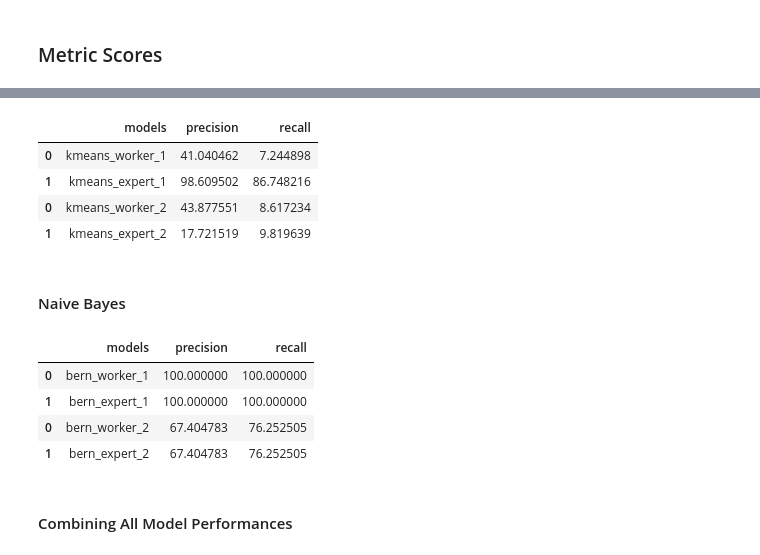
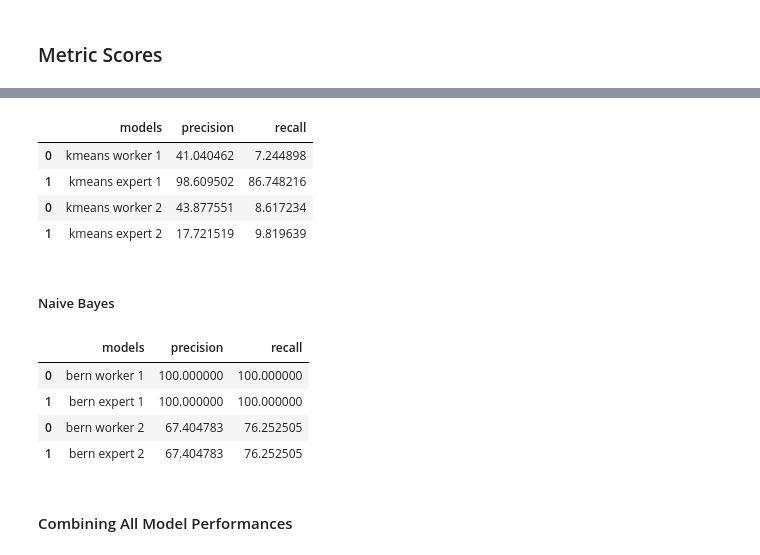
Before and after one commit to Paul-mwaura/CrowdsourcingML, a Jupyter notebook: CrowdsourcingML_Python_Notebook.ipynb, the cells around one changed output, grey strips where cells are left out. Cells and saved outputs as stored; diff of their text form; code cells hidden in the pictures.

```diff
--- a/CrowdsourcingML_Python_Notebook.ipynb
+++ b/CrowdsourcingML_Python_Notebook.ipynb
@@ -1334,33 +1372,33 @@ logistic
 # %%
 precision_1 = pd.DataFrame()
 precision_2 = pd.DataFrame()
 recall_1 = pd.DataFrame()
 recall_2 = pd.DataFrame()
 kmeans_1 = pd.DataFrame()
 kmeans_2 = pd.DataFrame()
 kmeans = pd.DataFrame()
 
 precision['precision'] = [kmeans_worker_precision_1, kmeans_expert_precision_1]
 recall['recall'] = [kmeans_worker_recall_1, kmeans_expert_recall_1]
-kmeans['models'] = ['kmeans_worker_1', 'kmeans_expert_1']
+kmeans['models'] = ['kmeans worker 1', 'kmeans expert 1']
 
 precision_2['precision'] = [kmeans_worker_precision_2, kmeans_expert_precision_2]
 recall_2['recall'] = [kmeans_worker_recall_2, kmeans_expert_recall_2]
-kmeans_2['models'] = ['kmeans_worker_2', 'kmeans_expert_2']
+kmeans_2['models'] = ['kmeans worker 2', 'kmeans expert 2']
 
 kmeans_1 = pd.concat([kmeans, precision, recall], axis=1)
 kmeans_2 = pd.concat([kmeans_2, precision_2, recall_2], axis=1)
 kmeans = pd.concat([kmeans_1, kmeans_2], axis=0)
 
 kmeans
 # %% [output]
 |  | models | precision | recall |
-| 0 | kmeans_worker_1 | 41.040462 | 7.244898 |
-| 1 | kmeans_expert_1 | 98.609502 | 86.748216 |
-| 0 | kmeans_worker_2 | 43.877551 | 8.617234 |
-| 1 | kmeans_expert_2 | 17.721519 | 9.819639 |
+| 0 | kmeans worker 1 | 41.040462 | 7.244898 |
+| 1 | kmeans expert 1 | 98.609502 | 86.748216 |
+| 0 | kmeans worker 2 | 43.877551 | 8.617234 |
+| 1 | kmeans expert 2 | 17.721519 | 9.819639 |
 # %% [markdown]
-#### Naive Bayes
+##### Naive Bayes
 # %%
 precision_1 = pd.DataFrame()
 precision_2 = pd.DataFrame()
@@ -1370,17 +1408,14 @@ bern_1 = pd.DataFrame()
 bern_2 = pd.DataFrame()
 bern = pd.DataFrame()
 
-precision_1['precision'] = [bern_worker_precision_1, bern_expert_precision_1]
-recall_1['recall'] = [bern_worker_recall_1, bern_expert_recall_1]
-bern_1['models'] = ['bern_worker_1', 'bern_expert_1']
 
 precision_1['precision'] = [bern_worker_precision_1, bern_expert_precision_1]
 recall_1['recall'] = [bern_worker_recall_1, bern_expert_recall_1]
-bern_1['models'] = ['bern_worker_1', 'bern_expert_1']
+bern_1['models'] = ['bern worker 1', 'bern expert 1']
 
 precision_2['precision'] = [bern_worker_precision_2, bern_expert_precision_2]
 recall_2['recall'] = [bern_worker_recall_2, bern_expert_recall_2]
-bern_2['models'] = ['bern_worker_2', 'bern_expert_2']
+bern_2['models'] = ['bern worker 2', 'bern expert 2']
 
 bern_1 = pd.concat([bern_1, precision_1, recall_1], axis=1)
 bern_2 = pd.concat([bern_2, precision_2, recall_2], axis=1)
@@ -1389,10 +1424,10 @@ bern = pd.concat([bern_1, bern_2], axis=0)
 bern
 # %% [output]
 |  | models | precision | recall |
-| 0 | bern_worker_1 | 100.000000 | 100.000000 |
-| 1 | bern_expert_1 | 100.000000 | 100.000000 |
-| 0 | bern_worker_2 | 67.404783 | 76.252505 |
-| 1 | bern_expert_2 | 67.404783 | 76.252505 |
+| 0 | bern worker 1 | 100.000000 | 100.000000 |
+| 1 | bern expert 1 | 100.000000 | 100.000000 |
+| 0 | bern worker 2 | 67.404783 | 76.252505 |
+| 1 | bern expert 2 | 67.404783 | 76.252505 |
 # %% [markdown]
 #### Combining All Model Performances
 # %%
```
Also changed, not shown: parts of 22 cells of this notebook.
